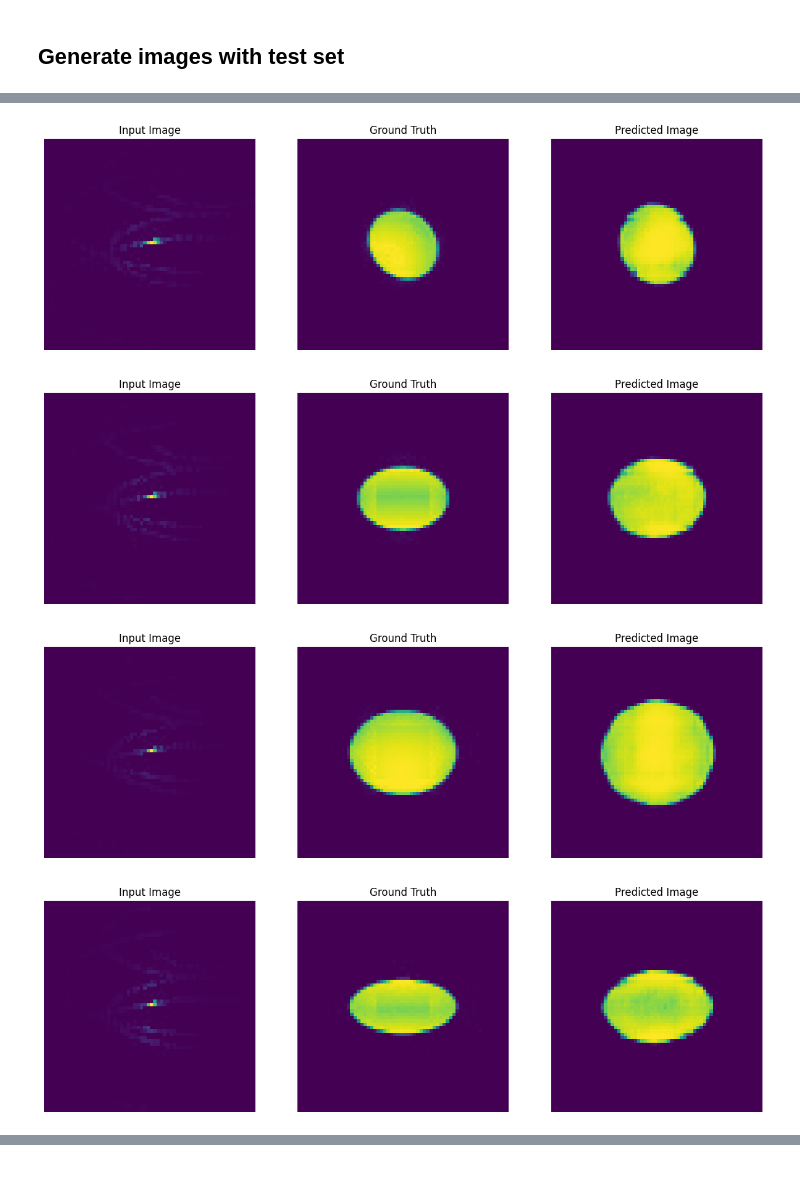
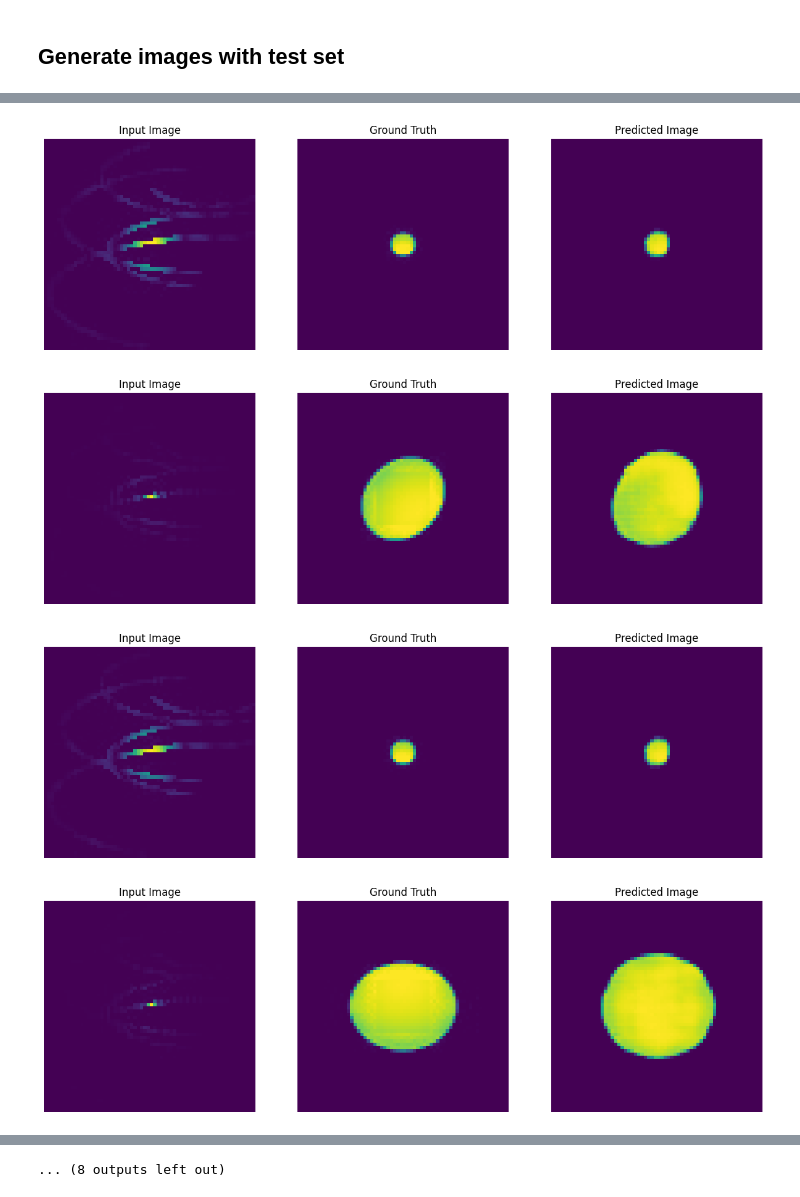
Before and after one commit to Yurivanderburg/II_GAN, a Jupyter notebook: Ellipsoids/Ellipsoid_v0.7.ipynb, the cells around one changed output, grey strips where cells are left out. Cells and saved outputs as stored; diff of their text form; code cells hidden in the pictures.

```diff
--- a/Ellipsoids/Ellipsoid_v0.7.ipynb
+++ b/Ellipsoids/Ellipsoid_v0.7.ipynb
@@ -93,14 +80,6 @@ for element in [sample_input, sample_real]:
 [figure]
 # %% [markdown]
 ### Preprocessing
-# %%
-training_size = 2800
-# The batch size of 1 produced better results for the U-Net in the original pix2pix experiment
-BATCH_SIZE = 1
-BUFFER_SIZE = 2800 # number of training data images
-img_size = 64
-IMG_WIDTH = 64
-IMG_HEIGHT = 64
 # %%
 def resize(input_image, real_image, height, width):
   input_image = tf.image.resize(input_image, [height, width],
@@ -162,7 +141,7 @@ def load_image_train(image_file):
 def load_image_test(image_file):
   input_image, real_image = load(image_file)
   input_image, real_image = resize(input_image, real_image,
-                                   IMG_HEIGHT, IMG_WIDTH)
+                                   img_size, img_size)
   input_image, real_image = normalize(input_image, real_image)
 
   return input_image, real_image
@@ -411,4 +386,4 @@ def discriminator_loss(disc_real_output, disc_generated_output):
 # %%
-generator_optimizer = tf.keras.optimizers.Adam(2e-4, beta_1=0.5)
-discriminator_optimizer = tf.keras.optimizers.Adam(2e-4, beta_1=0.5)
+generator_optimizer = tf.keras.optimizers.Adam(learning_rate, beta_1=0.5)
+discriminator_optimizer = tf.keras.optimizers.Adam(learning_rate, beta_1=0.5)
 # %%
@@ -449,4 +423,4 @@ generate_images(generator, example_input, example_target)
 log_dir="logs/"
 
 summary_writer = tf.summary.create_file_writer(
-  log_dir + "fit/" + datetime.datetime.now().strftime("%Y%m%d-%H%M%S"))
+  log_dir + "fit/" + datetime.datetime.now().strftime(f"%Y%m%d-%H%M%S_{checkpoint_dir[9:]}"))
@@ -544,6 +512,6 @@ models/models/ellipsoids_run7.3_a0.005_b0.005_discrep3_it50k_teles4_base/ckpt-10
 ## Generate images with test set
 # %%
 # Run the trained model on a few examples from the test set
-for inp, tar in test_dataset.take(10):
+for inp, tar in test_dataset.take(20):
   generate_images(generator, inp, tar)
 # %% [output]
@@ -554,4 +522,4 @@ for inp, tar in test_dataset.take(10):
-[figure, old version]
+[figure, new version]
-[figure, old version]
+[figure, new version]
-[figure, old version]
+[figure, new version]
-[figure, old version]
+[figure, new version]
@@ -559,0 +530 @@ for inp, tar in test_dataset.take(10):
+... (8 outputs left out)
```
Also changed, not shown: parts of 17 cells of this notebook, 5 other files.
